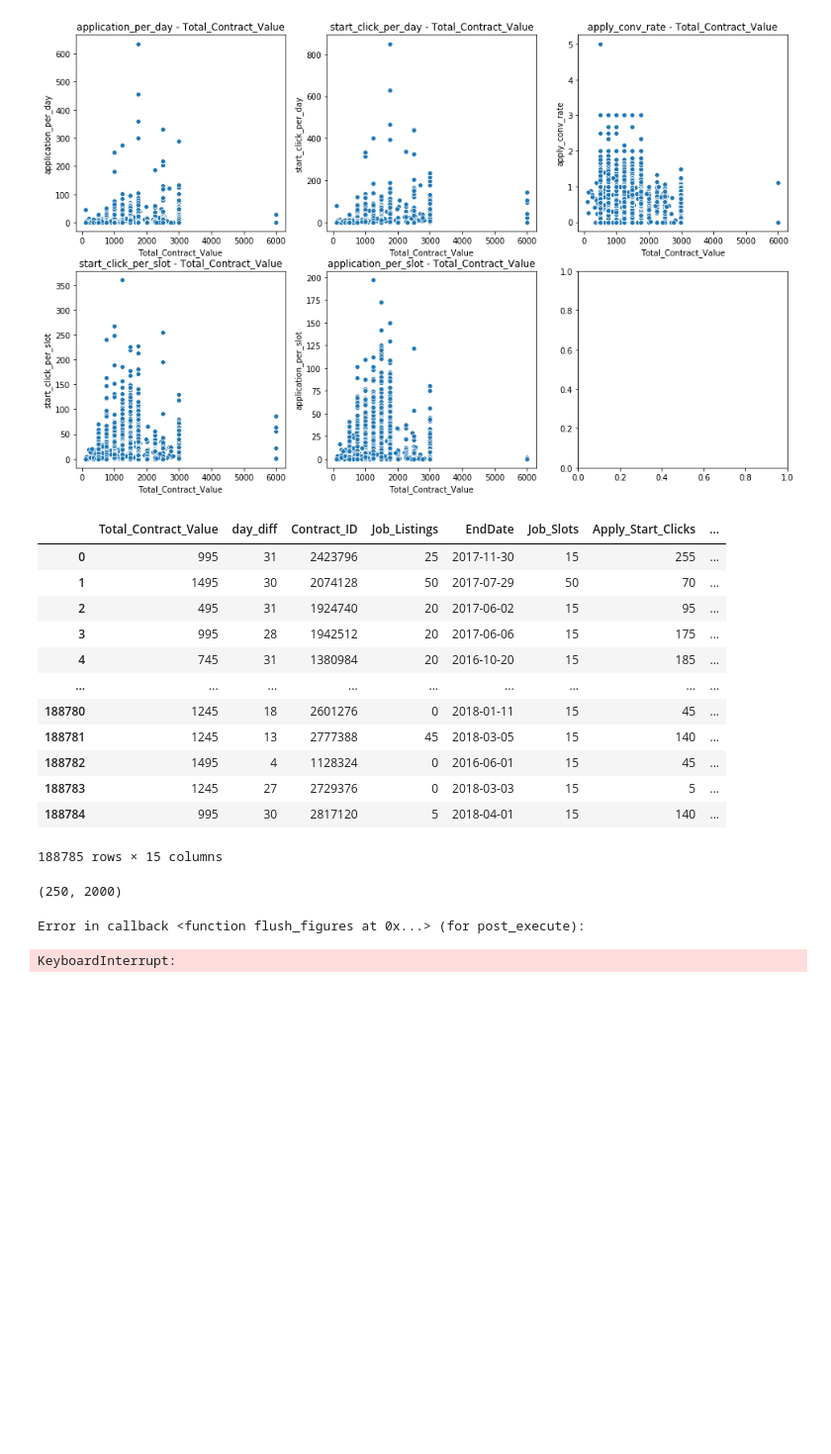
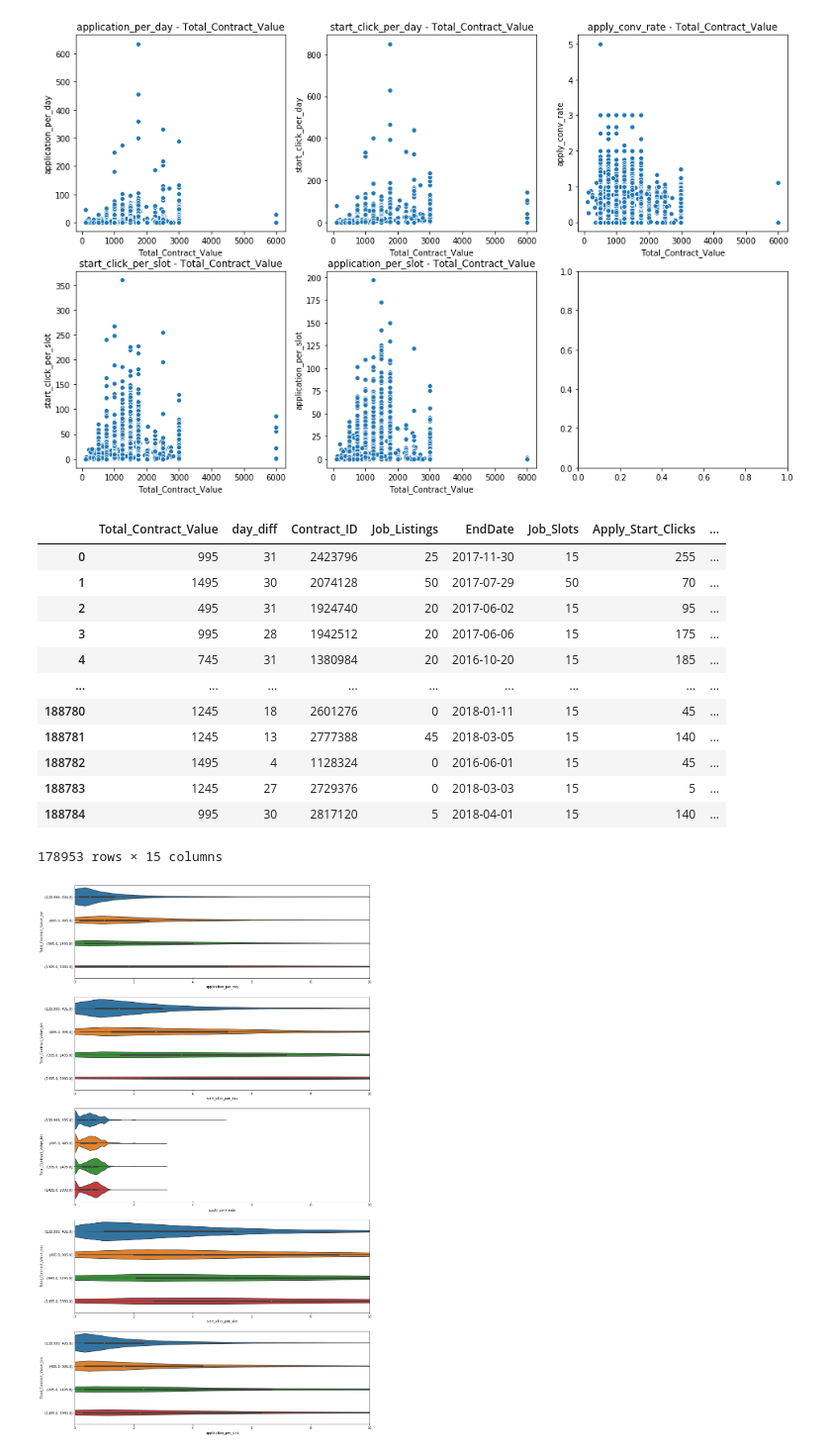
Before and after one commit to telenovelachuan/job_slot_retention, a Jupyter notebook: metric_design.ipynb, the cells around one changed output. Shown: that part at 99% size. Saved outputs shown, nothing was run; the diff lists cells and outputs as text; code cells hidden in the pictures; blank space fills up the shorter version.

Commit message:
violin plots for Total_Contract_Value

```diff
--- a/metric_design.ipynb
+++ b/metric_design.ipynb
@@ -108,7 +108,7 @@ for idx, metric in enumerate(metrics):
 [figure]
 # %%
 id_vars = list(set(df_metrics.columns) - set(metrics))
-df_violin=df.melt(id_vars=id_vars, var_name='metrics')
+df_violin=df.melt(id_vars=id_vars, var_name='metrics').replace([np.inf, -np.inf], np.nan).dropna()
 df_violin
 # %% [output]
 |  | Total_Contract_Value | day_diff | Contract_ID | Job_Listings | EndDate | Job_Slots | Apply_Start_Clicks | ... |
@@ -123,13 +123,13 @@ df_violin
 | 188782 | 1495 | 4 | 1128324 | 0 | 2016-06-01 | 15 | 45 | ... |
 | 188783 | 1245 | 27 | 2729376 | 0 | 2018-03-03 | 15 | 5 | ... |
 | 188784 | 995 | 30 | 2817120 | 5 | 2018-04-01 | 15 | 140 | ... |
-188785 rows × 15 columns
+178953 rows × 15 columns
-# %%
-fig, axs = plt.subplots(1, 1, figsize=(16, 10))
-
-sns.violinplot(x='value', y='Total_Contract_Value', data=df_violin, hue='metrics')
-plt.ylim(250, 2000)
-# %% [output]
-(250, 2000)
-Error in callback <function flush_figures at 0x...> (for post_execute):
-KeyboardInterrupt:
+# %%
+df_metrics['Total_Contract_Value_bin'] = pd.qcut(df_metrics['Total_Contract_Value'], q=4)
+fig, axs = plt.subplots(metrics_count, 1, figsize=(16, 30))
+for idx, metric in enumerate(metrics):
+    ax = plt.subplot(metrics_count, 1, idx + 1)
+    sns.violinplot(y='Total_Contract_Value_bin', x=metric, data=df_metrics.replace([np.inf, -np.inf], np.nan).dropna())
+    plt.xlim(0, 10)
+# %% [output]
+[figure, added]
```
